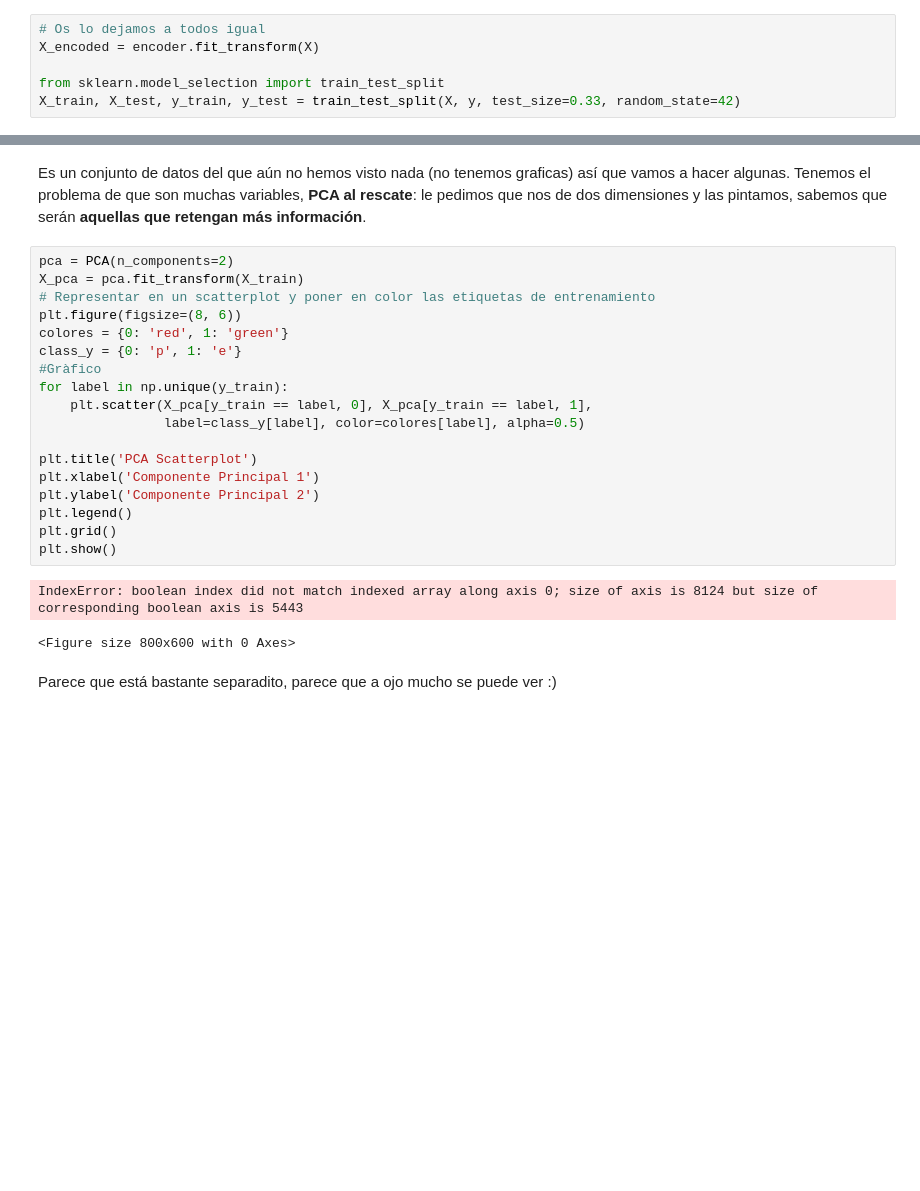
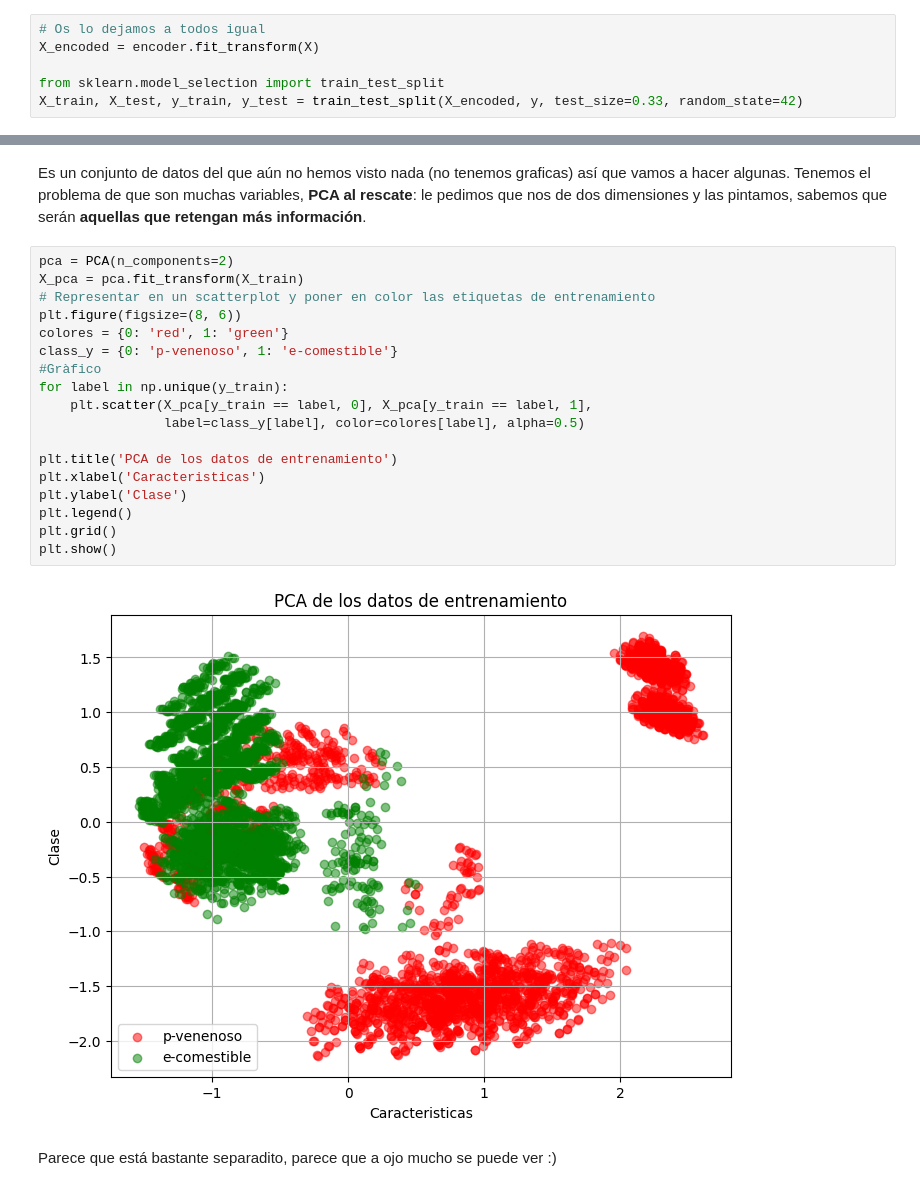
Before and after one commit to AI-School-F5-P3/Clustering_Lisy, a Jupyter notebook: S4_Clustering_PCA_lisy.ipynb, the cells around one changed output, grey strips where cells are left out. Saved outputs shown, nothing was run; the diff lists cells and outputs as text; blank space fills up the shorter version.

```diff
--- a/S4_Clustering_PCA_lisy.ipynb
+++ b/S4_Clustering_PCA_lisy.ipynb
@@ -291,7 +292,7 @@ X_encoded = encoder.fit_transform(X)
 X_encoded = encoder.fit_transform(X)
 
 from sklearn.model_selection import train_test_split
-X_train, X_test, y_train, y_test = train_test_split(X, y, test_size=0.33, random_state=42)
+X_train, X_test, y_train, y_test = train_test_split(X_encoded, y, test_size=0.33, random_state=42)
 # %% [markdown]
 ## PCA
 # %% [markdown]
@@ -299,24 +300,23 @@ Es un conjunto de datos del que aún no hemos visto nada (no tenemos graficas) a
 # %%
 pca = PCA(n_components=2)
 X_pca = pca.fit_transform(X_train)
 # Representar en un scatterplot y poner en color las etiquetas de entrenamiento
 plt.figure(figsize=(8, 6))
 colores = {0: 'red', 1: 'green'}
-class_y = {0: 'p', 1: 'e'}
+class_y = {0: 'p-venenoso', 1: 'e-comestible'}
 #Gràfico
 for label in np.unique(y_train):
     plt.scatter(X_pca[y_train == label, 0], X_pca[y_train == label, 1],
                 label=class_y[label], color=colores[label], alpha=0.5)
 
-plt.title('PCA Scatterplot')
-plt.xlabel('Componente Principal 1')
-plt.ylabel('Componente Principal 2')
+plt.title('PCA de los datos de entrenamiento')
+plt.xlabel('Caracteristicas')
+plt.ylabel('Clase')
 plt.legend()
 plt.grid()
 plt.show()
 # %% [output]
-IndexError: boolean index did not match indexed array along axis 0; size of axis is 8124 but size of corresponding boolean axis is 5443
-<Figure size 800x600 with 0 Axes>
+[figure, added]
 # %% [markdown]
 Parece que está bastante separadito, parece que a ojo mucho se puede ver :)
 # %% [markdown]
```
Also changed, not shown: parts of 8 cells of this notebook.
